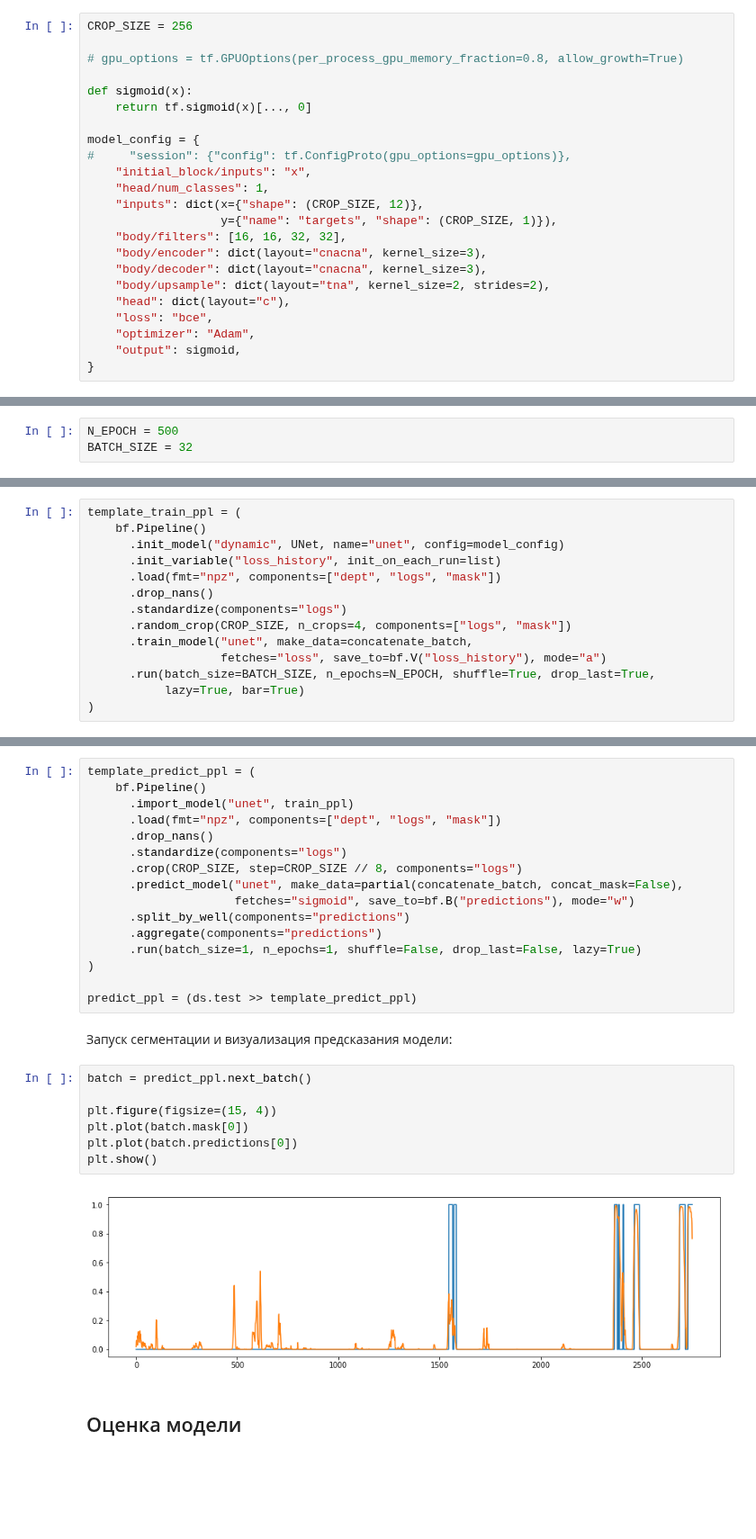
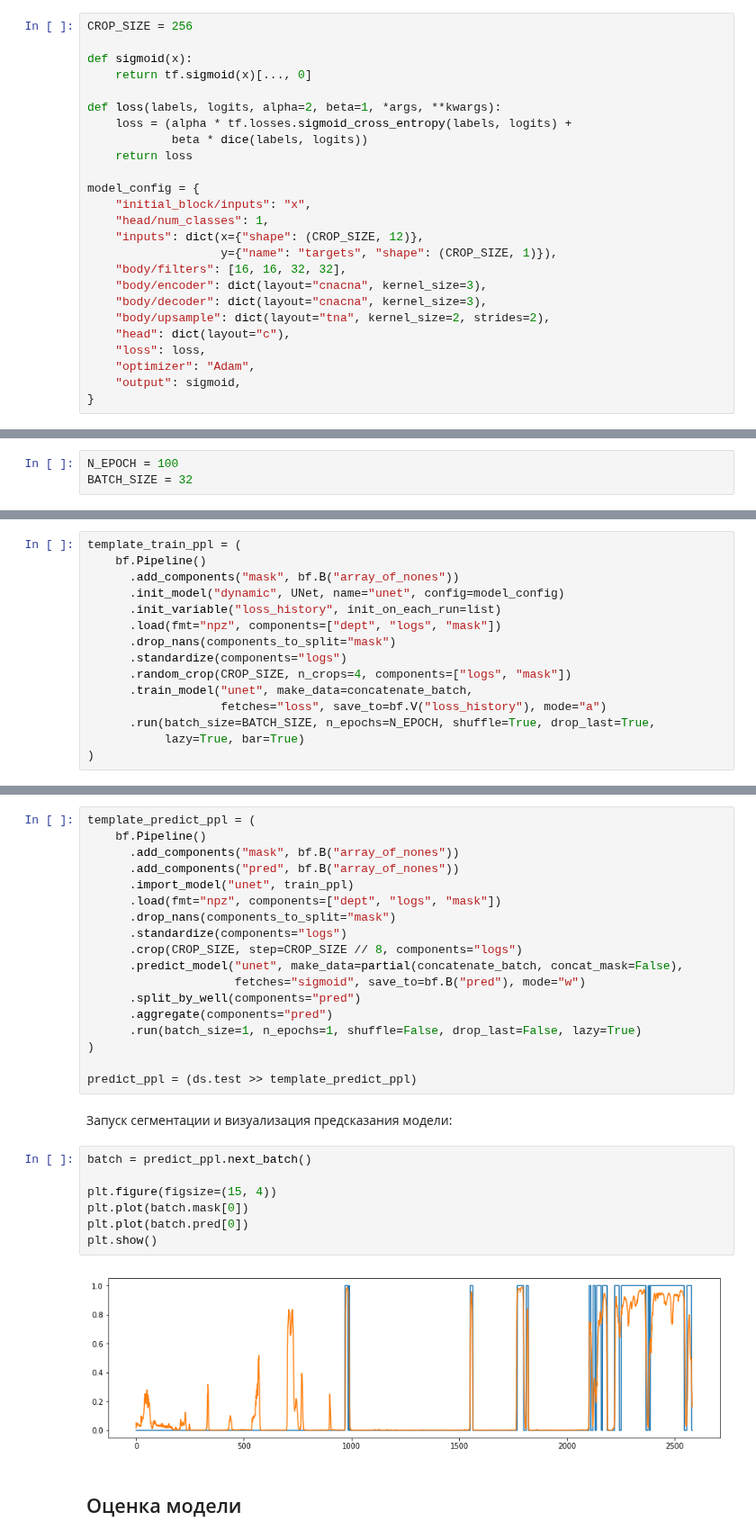
Before and after one commit to sadaqatali2027/petroflow-1, a Jupyter notebook: well_logs/models/collector_detection/unet/unet_training.ipynb, the cells around one changed output, grey strips where cells are left out. Shown at 90% size. Cells and saved outputs as stored; diff of their text form; blank space fills up the shorter version.

```diff
--- a/well_logs/models/collector_detection/unet/unet_training.ipynb
+++ b/well_logs/models/collector_detection/unet/unet_training.ipynb
@@ -60,14 +57,16 @@ ds.split(0.8, shuffle=True)
 Задание конфигурации модели:
 # %%
 CROP_SIZE = 256
-
-# gpu_options = tf.GPUOptions(per_process_gpu_memory_fraction=0.8, allow_growth=True)
 
 def sigmoid(x):
     return tf.sigmoid(x)[..., 0]
 
+def loss(labels, logits, alpha=2, beta=1, *args, **kwargs):
+    loss = (alpha * tf.losses.sigmoid_cross_entropy(labels, logits) +
+            beta * dice(labels, logits))
+    return loss
+
 model_config = {
-#     "session": {"config": tf.ConfigProto(gpu_options=gpu_options)},
     "initial_block/inputs": "x",
     "head/num_classes": 1,
     "inputs": dict(x={"shape": (CROP_SIZE, 12)},
@@ -77,7 +76,7 @@ model_config = {
     "body/decoder": dict(layout="cnacna", kernel_size=3),
     "body/upsample": dict(layout="tna", kernel_size=2, strides=2),
     "head": dict(layout="c"),
-    "loss": "bce",
+    "loss": loss,
     "optimizer": "Adam",
     "output": sigmoid,
 }
@@ -102,7 +101,7 @@ model_config = {
 
 Описание пайплайна обучения:
 # %%
-N_EPOCH = 500
+N_EPOCH = 100
 BATCH_SIZE = 32
 # %%
 def concatenate_batch(batch, model, concat_mask=True):
@@ -113,10 +112,11 @@ def concatenate_batch(batch, model, concat_mask=True):
 # %%
 template_train_ppl = (
     bf.Pipeline()
+      .add_components("mask", bf.B("array_of_nones"))
       .init_model("dynamic", UNet, name="unet", config=model_config)
       .init_variable("loss_history", init_on_each_run=list)
       .load(fmt="npz", components=["dept", "logs", "mask"])
-      .drop_nans()
+      .drop_nans(components_to_split="mask")
       .standardize(components="logs")
       .random_crop(CROP_SIZE, n_crops=4, components=["logs", "mask"])
       .train_model("unet", make_data=concatenate_batch,
@@ -150,15 +150,17 @@ plt.show()
 # %%
 template_predict_ppl = (
     bf.Pipeline()
+      .add_components("mask", bf.B("array_of_nones"))
+      .add_components("pred", bf.B("array_of_nones"))
       .import_model("unet", train_ppl)
       .load(fmt="npz", components=["dept", "logs", "mask"])
-      .drop_nans()
+      .drop_nans(components_to_split="mask")
       .standardize(components="logs")
       .crop(CROP_SIZE, step=CROP_SIZE // 8, components="logs")
       .predict_model("unet", make_data=partial(concatenate_batch, concat_mask=False),
-                     fetches="sigmoid", save_to=bf.B("predictions"), mode="w")
-      .split_by_well(components="predictions")
-      .aggregate(components="predictions")
+                     fetches="sigmoid", save_to=bf.B("pred"), mode="w")
+      .split_by_well(components="pred")
+      .aggregate(components="pred")
       .run(batch_size=1, n_epochs=1, shuffle=False, drop_last=False, lazy=True)
 )
 
@@ -168,12 +170,12 @@ predict_ppl = (ds.test >> template_predict_ppl)
 # %%
 batch = predict_ppl.next_batch()
 
 plt.figure(figsize=(15, 4))
 plt.plot(batch.mask[0])
-plt.plot(batch.predictions[0])
+plt.plot(batch.pred[0])
 plt.show()
 # %% [output]
-[figure, old version]
+[figure, new version]
 # %% [markdown]
 ## Оценка модели
 # %% [markdown]
```
Also changed, not shown: parts of 10 cells of this notebook.
